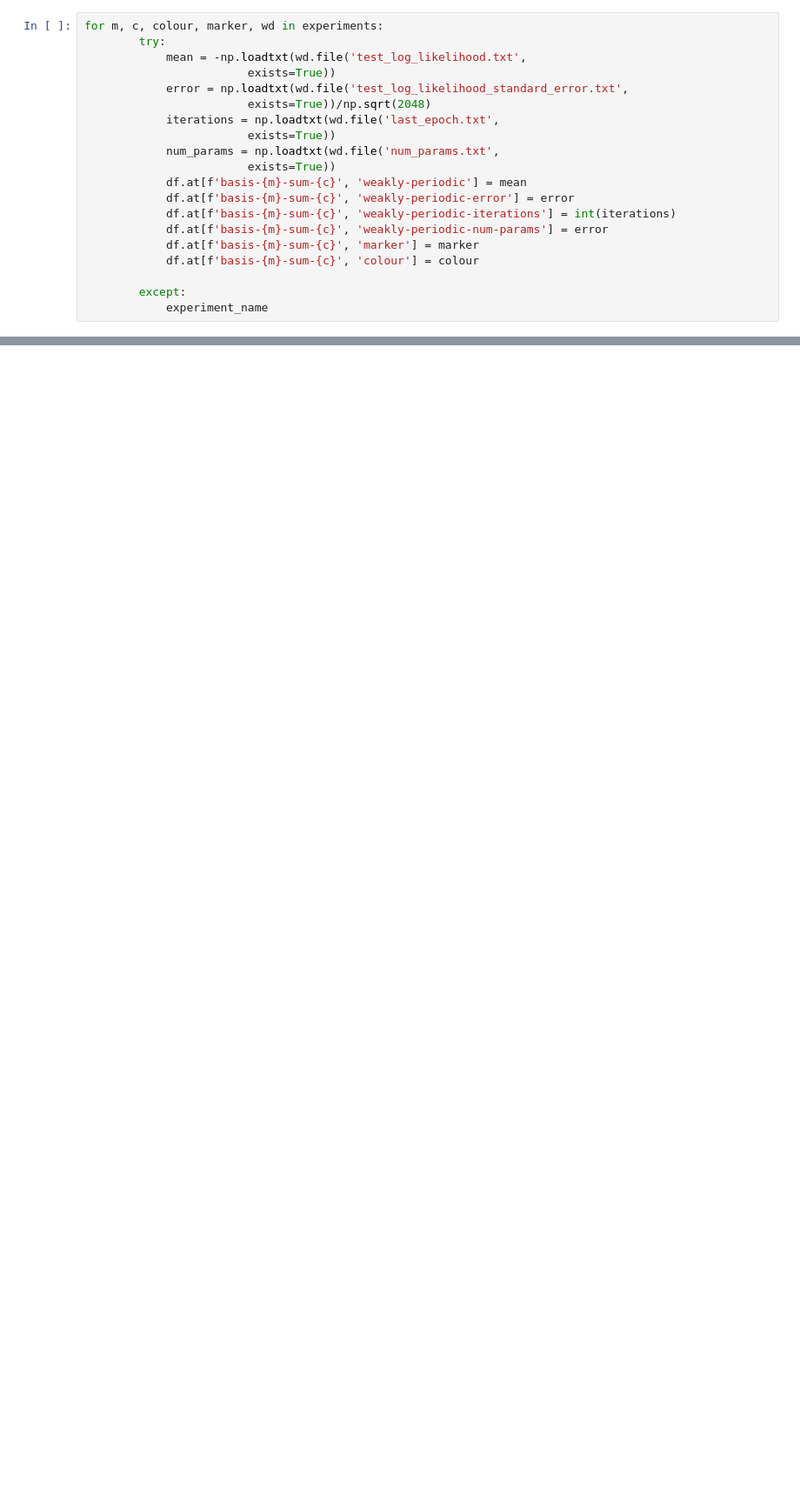
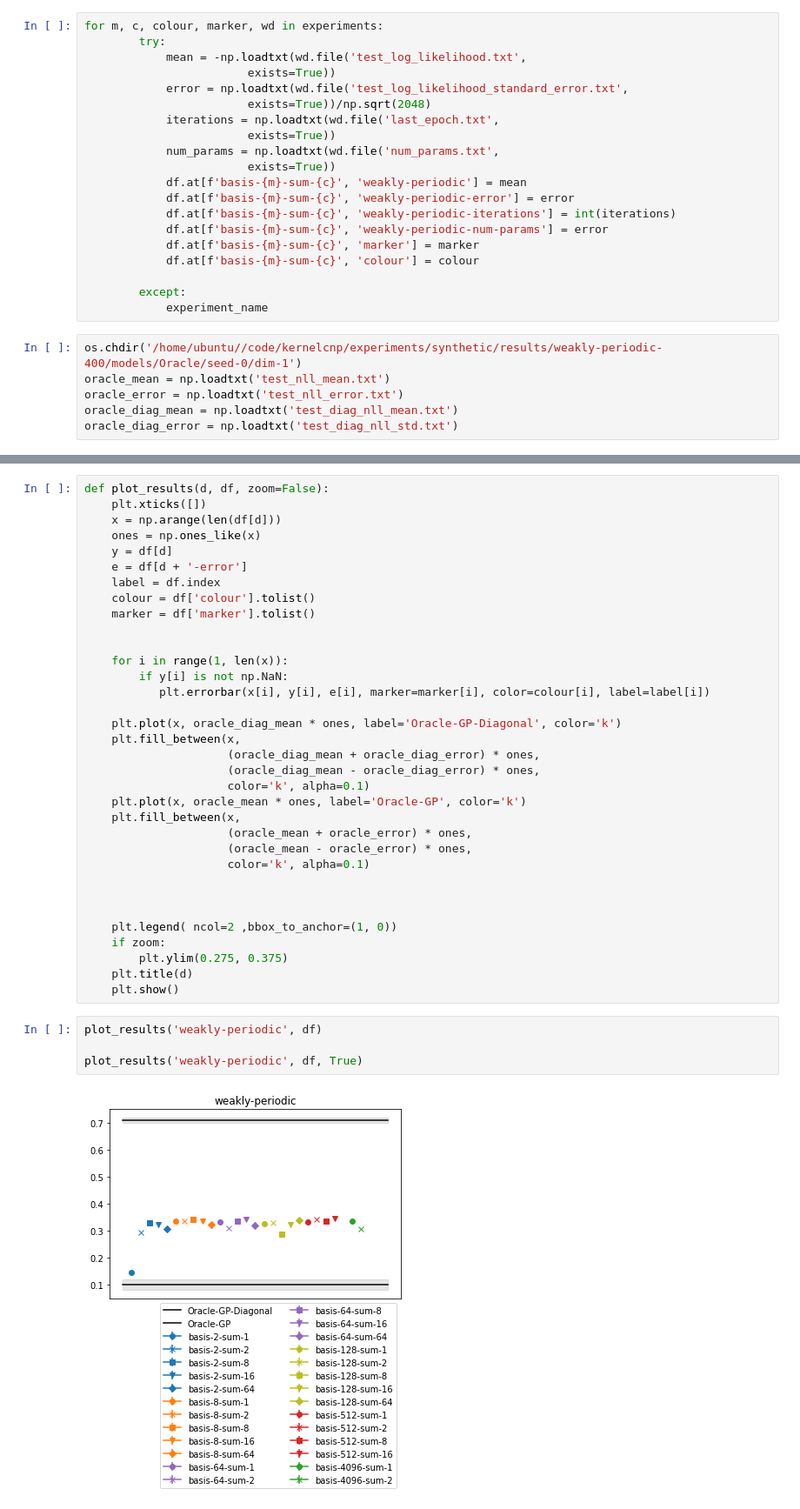
Before and after one commit to requeima/kernelcnp, a Jupyter notebook: experiments/synthetic/notebooks/sumkvv_table.ipynb, the cells around one changed output, grey strips where cells are left out. Shown: that part at 87% size. Saved outputs shown, nothing was run; the diff lists cells and outputs as text; blank space fills up the shorter version.

Commit message:
fixed plotting notebook

```diff
--- a/experiments/synthetic/notebooks/sumkvv_table.ipynb
+++ b/experiments/synthetic/notebooks/sumkvv_table.ipynb
@@ -87,6 +87,12 @@ for m, c, colour, marker, wd in experiments:
 
         except:
             experiment_name
+# %%
+os.chdir('/home/ubuntu//code/kernelcnp/experiments/synthetic/results/weakly-periodic-400/models/Oracle/seed-0/dim-1')
+oracle_mean = np.loadtxt('test_nll_mean.txt')
+oracle_error = np.loadtxt('test_nll_error.txt')
+oracle_diag_mean = np.loadtxt('test_diag_nll_mean.txt')
+oracle_diag_error = np.loadtxt('test_diag_nll_std.txt')
 # %%
 df
 # %% [output]
@@ -107,3 +113,43 @@ df
 | basis-4096-sum-8 | NaN | NaN | NaN | NaN | NaN | NaN |
 | basis-4096-sum-16 | NaN | NaN | NaN | NaN | NaN | NaN |
 | basis-4096-sum-64 | NaN | NaN | NaN | NaN | NaN | NaN |
+# %%
+def plot_results(d, df, zoom=False):
+    plt.xticks([])
+    x = np.arange(len(df[d]))
+    ones = np.ones_like(x)
+    y = df[d]
+    e = df[d + '-error']
+    label = df.index
+    colour = df['colour'].tolist()
+    marker = df['marker'].tolist()
+
+
+    for i in range(1, len(x)):
+        if y[i] is not np.NaN:
+           plt.errorbar(x[i], y[i], e[i], marker=marker[i], color=colour[i], label=label[i])
+
+    plt.plot(x, oracle_diag_mean * ones, label='Oracle-GP-Diagonal', color='k')
+    plt.fill_between(x,
+                     (oracle_diag_mean + oracle_diag_error) * ones,
+                     (oracle_diag_mean - oracle_diag_error) * ones,
+                     color='k', alpha=0.1)
+    plt.plot(x, oracle_mean * ones, label='Oracle-GP', color='k')
+    plt.fill_between(x,
+                     (oracle_mean + oracle_error) * ones,
+                     (oracle_mean - oracle_error) * ones,
+                     color='k', alpha=0.1)
+
+
+
+    plt.legend( ncol=2 ,bbox_to_anchor=(1, 0))
+    if zoom:
+        plt.ylim(0.275, 0.375)
+    plt.title(d)
+    plt.show()
+# %%
+plot_results('weakly-periodic', df)
+
+plot_results('weakly-periodic', df, True)
+# %% [output]
+[figure, added]
```
Also changed, not shown: parts of 1 cell of this notebook, 1 other file.
